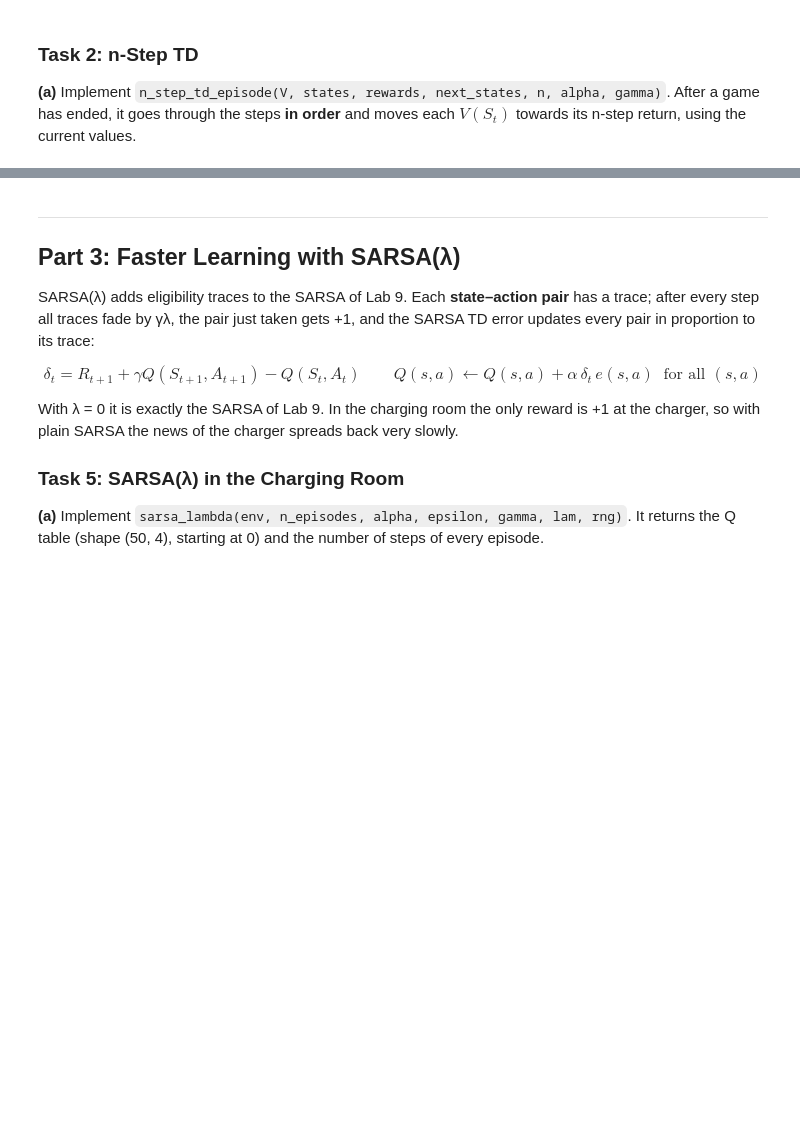
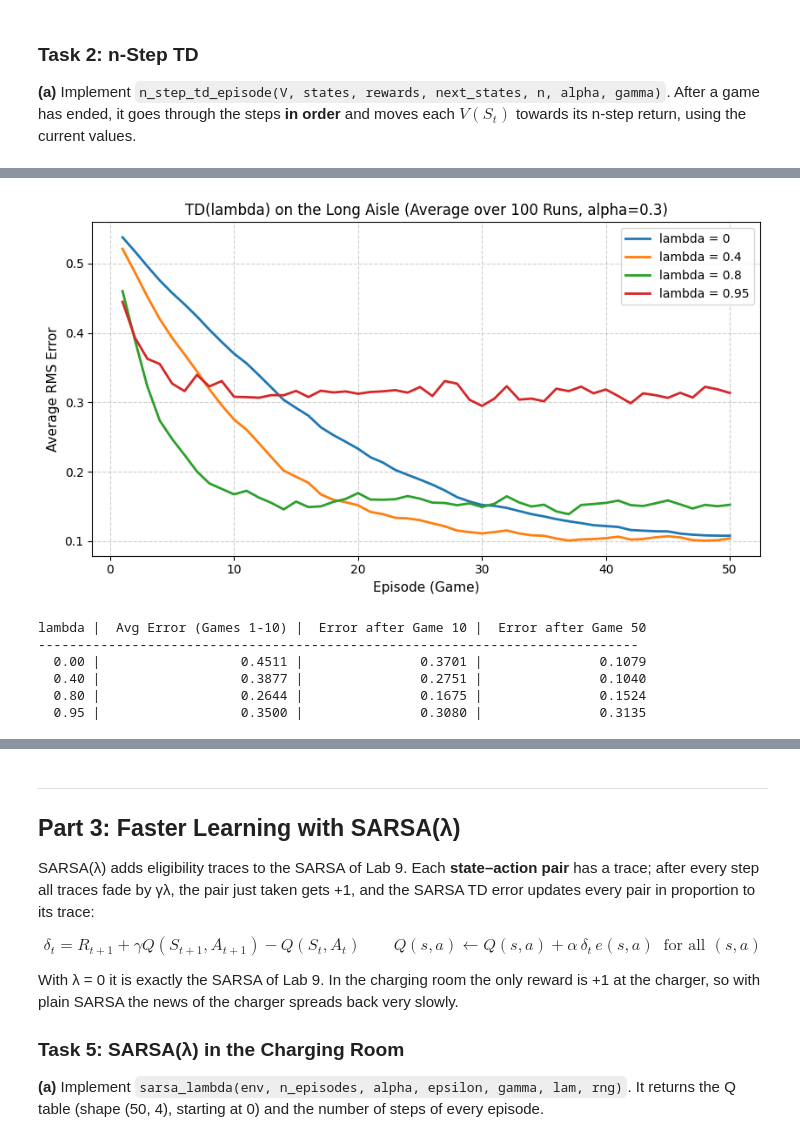
Before and after one commit to SikandarHussain6858/RL_labs, a Jupyter notebook: RL_Lab10_502808.ipynb, the cells around one changed output, grey strips where cells are left out. Saved outputs shown, nothing was run; the diff lists cells and outputs as text; code cells hidden in the pictures; blank space fills up the shorter version.

```diff
--- a/RL_Lab10_502808.ipynb
+++ b/RL_Lab10_502808.ipynb
@@ -399,8 +532,54 @@ def td_lambda(env, policy, lam, n_episodes, alpha, gamma, rng):
 
 **(c)** Repeat the experiment of Task 2 for λ ∈ {0, 0.4, 0.8, 0.95} (100 runs of 50 games, α = 0.3, γ = 1). Plot the average error curves and complete Table 7.
 # %%
-# TODO: 100 runs x 50 games for each lambda; average error curves; Table 7.
-# your code here
+# 100 runs x 50 games for each lambda; average error curves; Table 7.
+lam_values = [0, 0.4, 0.8, 0.95]
+n_runs = 100
+n_episodes = 50
+alpha = 0.3
+gamma = 1.0
+
+aisle_env = AisleEnv()
+table7_data = {}
+
+plt.figure(figsize=(8.5, 4.8))
+
+for lam_val in lam_values:
+    runs_errors = np.zeros((n_runs, n_episodes))
+    for k in range(n_runs):
+        rng = np.random.default_rng(SEED + k)
+        _, errs = td_lambda(aisle_env, random_policy, lam_val, n_episodes, alpha, gamma, rng)
+        runs_errors[k] = errs
+    mean_errors = runs_errors.mean(axis=0)
+
+    avg_1_10 = mean_errors[:10].mean()
+    err_10 = mean_errors[9]
+    err_50 = mean_errors[49]
+    table7_data[lam_val] = (avg_1_10, err_10, err_50)
+
+    plt.plot(range(1, n_episodes + 1), mean_errors, label=f"lambda = {lam_val}", lw=2)
+
+plt.xlabel("Episode (Game)", fontsize=11)
+plt.ylabel("Average RMS Error", fontsize=11)
+plt.title("TD(lambda) on the Long Aisle (Average over 100 Runs, alpha=0.3)", fontsize=12)
+plt.grid(True, linestyle="--", alpha=0.6)
+plt.legend(fontsize=10)
+plt.tight_layout()
+plt.show()
+
+print(f"{'lambda':>6} | {'Avg Error (Games 1-10)':>23} | {'Error after Game 10':>20} | {'Error after Game 50':>20}")
+print("-" * 77)
+for lam_val in lam_values:
+    avg_1_10, err_10, err_50 = table7_data[lam_val]
+    print(f"{lam_val:6.2f} | {avg_1_10:23.4f} | {err_10:20.4f} | {err_50:20.4f}")
+# %% [output]
+[figure, added]
+lambda |  Avg Error (Games 1-10) |  Error after Game 10 |  Error after Game 50
+-----------------------------------------------------------------------------
+  0.00 |                  0.4511 |               0.3701 |               0.1079
+  0.40 |                  0.3877 |               0.2751 |               0.1040
+  0.80 |                  0.2644 |               0.1675 |               0.1524
+  0.95 |                  0.3500 |               0.3080 |               0.3135
 # %% [markdown]
 | λ | Average error over games 1–10 | Error after game 10 | Error after game 50 |
 |---|---|---|---|
```
Also changed, not shown: parts of 25 cells of this notebook.
